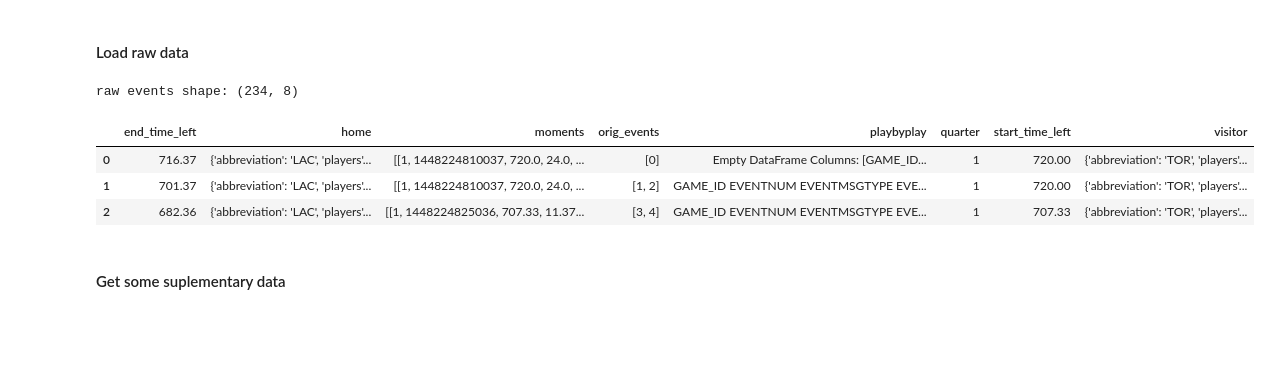
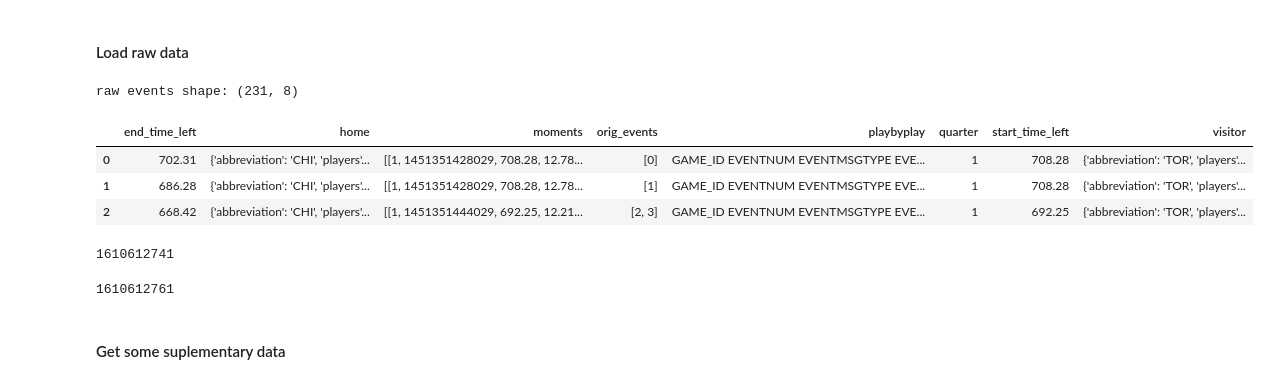
Before and after one commit to samshipengs/Coordinated-Multi-Agent-Imitation-Learning, a Jupyter notebook: code/BreakDowns.ipynb, the cells around one changed output. Drawn from its saved outputs; the diff is of its cells as text; code cells hidden in the pictures; blank space fills up the shorter version.

```diff
--- a/code/BreakDowns.ipynb
+++ b/code/BreakDowns.ipynb
@@ -30,18 +30,26 @@ models_path = './models/'
 #### Load raw data
 # %%
 # %%time
-game_id = '0021500196'
+game_id = '0021500463'
 game_data = Data.load_game(game_id)
 events_df = pd.DataFrame(game_data['events'])
 print('raw events shape:', events_df.shape)
 home_id = events_df.loc[0].home['teamid']
 events_df.head(3)
 # %% [output]
-raw events shape: (234, 8)
+raw events shape: (231, 8)
 |  | end_time_left | home | moments | orig_events | playbyplay | quarter | start_time_left | visitor |
-| 0 | 716.37 | {'abbreviation': 'LAC', 'players'... | [[1, 1448224810037, 720.0, 24.0, ... | [0] | Empty DataFrame Columns: [GAME_ID... | 1 | 720.00 | {'abbreviation': 'TOR', 'players'... |
-| 1 | 701.37 | {'abbreviation': 'LAC', 'players'... | [[1, 1448224810037, 720.0, 24.0, ... | [1, 2] | GAME_ID EVENTNUM EVENTMSGTYPE EVE... | 1 | 720.00 | {'abbreviation': 'TOR', 'players'... |
-| 2 | 682.36 | {'abbreviation': 'LAC', 'players'... | [[1, 1448224825036, 707.33, 11.37... | [3, 4] | GAME_ID EVENTNUM EVENTMSGTYPE EVE... | 1 | 707.33 | {'abbreviation': 'TOR', 'players'... |
+| 0 | 702.31 | {'abbreviation': 'CHI', 'players'... | [[1, 1451351428029, 708.28, 12.78... | [0] | GAME_ID EVENTNUM EVENTMSGTYPE EVE... | 1 | 708.28 | {'abbreviation': 'TOR', 'players'... |
+| 1 | 686.28 | {'abbreviation': 'CHI', 'players'... | [[1, 1451351428029, 708.28, 12.78... | [1] | GAME_ID EVENTNUM EVENTMSGTYPE EVE... | 1 | 708.28 | {'abbreviation': 'TOR', 'players'... |
+| 2 | 668.42 | {'abbreviation': 'CHI', 'players'... | [[1, 1451351444029, 692.25, 12.21... | [2, 3] | GAME_ID EVENTNUM EVENTMSGTYPE EVE... | 1 | 692.25 | {'abbreviation': 'TOR', 'players'... |
+# %%
+events_df.home[0]['teamid']
+# %% [output]
+1610612741
+# %%
+events_df.visitor[0]['teamid']
+# %% [output]
+1610612761
 # %% [markdown]
 #### Get some suplementary data
 # %%
```
Also changed, not shown: parts of 50 cells of this notebook, 6 other files.
